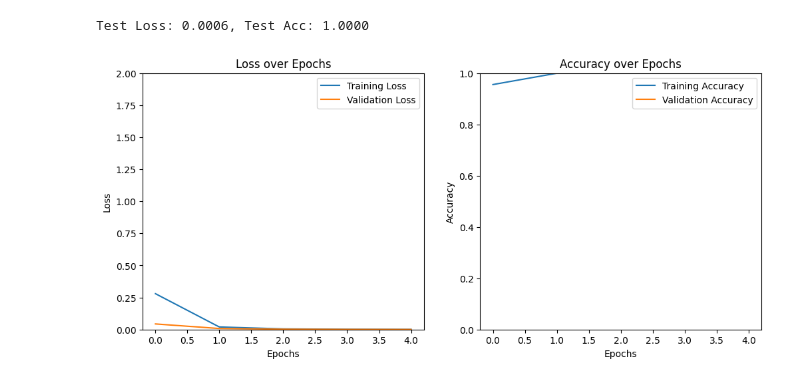
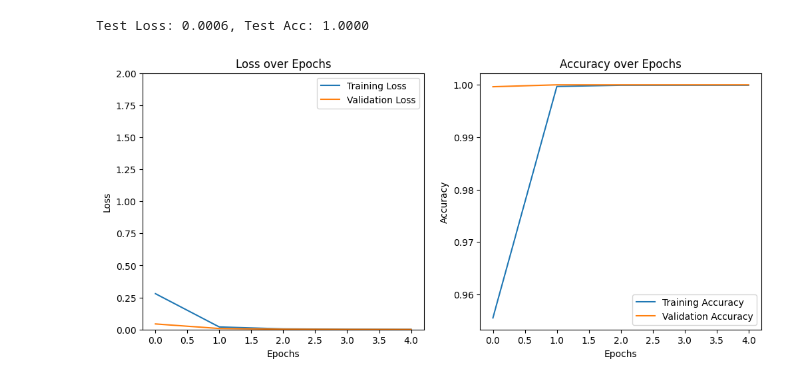
Before and after one commit to wolfy01/Regular_ML_Models, a Jupyter notebook: f.ipynb, the cells around one changed output. Cells and saved outputs as stored; diff of their text form; code cells hidden in the pictures.

```diff
--- a/f.ipynb
+++ b/f.ipynb
@@ -193,23 +193,23 @@ Test Loss: 0.0006, Test Acc: 1.0000
 # %%
 import matplotlib.pyplot as plt
 fig, axs = plt.subplots(1, 2, figsize=(12, 5))
 
 axs[0].plot(total_loss_train, label='Training Loss')
 axs[0].plot(total_loss_val, label='Validation Loss')
 axs[0].set_title('Loss over Epochs')
 axs[0].set_xlabel('Epochs')
 axs[0].set_ylabel('Loss')
 axs[0].set_ylim(0, 2)
 axs[0].legend()
 
 axs[1].plot(total_acc_train, label='Training Accuracy')
 axs[1].plot(total_acc_val, label='Validation Accuracy')
 axs[1].set_title('Accuracy over Epochs')
 axs[1].set_xlabel('Epochs')
 axs[1].set_ylabel('Accuracy')
-axs[1].set_ylim(0, 1)
+#axs[1].set_ylim(0, 1)
 axs[1].legend()
 
 plt.show()
 # %% [output]
-[figure, old version]
+[figure, new version]
```
Also changed, not shown: 1 other file.
